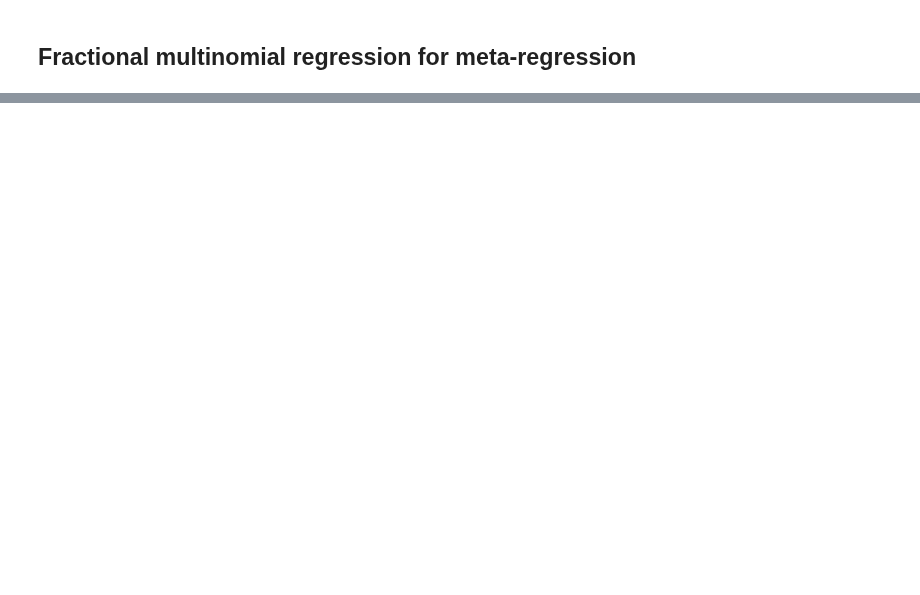
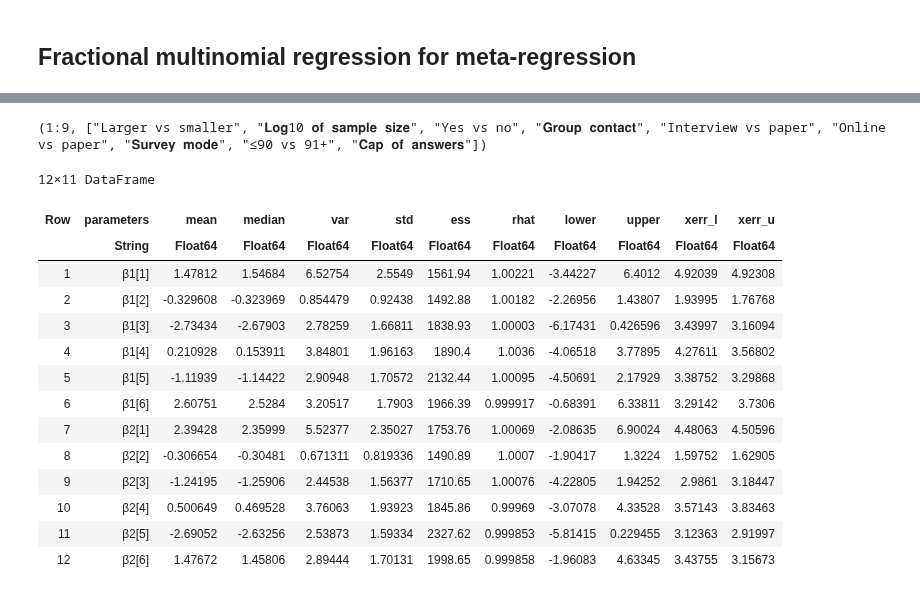
Before and after one commit to toshiakiasakura/sc_model_comparison, a Jupyter notebook: src/3j_meta_reg.ipynb, the cells around one changed output, grey strips where cells are left out. Cells and saved outputs as stored; diff of their text form; code cells hidden in the pictures; blank space fills up the shorter version.

```diff
--- a/src/3j_meta_reg.ipynb
+++ b/src/3j_meta_reg.ipynb
@@ -90,0 +187,32 @@ chn_res = repeated_univariate_fmnl_reg(df_ana);
+# %%
+	n_β = nrow(chn_res) ÷ 2
+	est = chn_res[1:end, :median]
+	xerr_l = chn_res[1:end, :xerr_l]
+	xerr_u = chn_res[1:end, :xerr_u]
+    ytk = (1:(n_β +4 ),
+        [
+        "Larger vs smaller", boldstring("Log10 of sample size"),
+        "Yes vs no", boldstring("Group contact"),
+        "Interview vs paper", "Online vs paper", boldstring("Survey mode"),
+        "≤90 vs 91+", boldstring("Cap of answers"),
+        ])
+# %% [output]
+(1:9, ["Larger vs smaller", "𝐋𝐨𝐠10 𝐨𝐟 𝐬𝐚𝐦𝐩𝐥𝐞 𝐬𝐢𝐳𝐞", "Yes vs no", "𝐆𝐫𝐨𝐮𝐩 𝐜𝐨𝐧𝐭𝐚𝐜𝐭", "Interview vs paper", "Online vs paper", "𝐒𝐮𝐫𝐯𝐞𝐲 𝐦𝐨𝐝𝐞", "≤90 vs 91+", "𝐂𝐚𝐩 𝐨𝐟 𝐚𝐧𝐬𝐰𝐞𝐫𝐬"])
+# %%
+chn_res_multi
+# %% [output]
+12×11 DataFrame
+| Row | parameters | mean | median | var | std | ess | rhat | lower | upper | xerr_l | xerr_u |
+|  | String | Float64 | Float64 | Float64 | Float64 | Float64 | Float64 | Float64 | Float64 | Float64 | Float64 |
+| 1 | β1[1] | 1.47812 | 1.54684 | 6.52754 | 2.5549 | 1561.94 | 1.00221 | -3.44227 | 6.4012 | 4.92039 | 4.92308 |
+| 2 | β1[2] | -0.329608 | -0.323969 | 0.854479 | 0.92438 | 1492.88 | 1.00182 | -2.26956 | 1.43807 | 1.93995 | 1.76768 |
+| 3 | β1[3] | -2.73434 | -2.67903 | 2.78259 | 1.66811 | 1838.93 | 1.00003 | -6.17431 | 0.426596 | 3.43997 | 3.16094 |
+| 4 | β1[4] | 0.210928 | 0.153911 | 3.84801 | 1.96163 | 1890.4 | 1.0036 | -4.06518 | 3.77895 | 4.27611 | 3.56802 |
+| 5 | β1[5] | -1.11939 | -1.14422 | 2.90948 | 1.70572 | 2132.44 | 1.00095 | -4.50691 | 2.17929 | 3.38752 | 3.29868 |
+| 6 | β1[6] | 2.60751 | 2.5284 | 3.20517 | 1.7903 | 1966.39 | 0.999917 | -0.68391 | 6.33811 | 3.29142 | 3.7306 |
+| 7 | β2[1] | 2.39428 | 2.35999 | 5.52377 | 2.35027 | 1753.76 | 1.00069 | -2.08635 | 6.90024 | 4.48063 | 4.50596 |
+| 8 | β2[2] | -0.306654 | -0.30481 | 0.671311 | 0.819336 | 1490.89 | 1.0007 | -1.90417 | 1.3224 | 1.59752 | 1.62905 |
+| 9 | β2[3] | -1.24195 | -1.25906 | 2.44538 | 1.56377 | 1710.65 | 1.00076 | -4.22805 | 1.94252 | 2.9861 | 3.18447 |
+| 10 | β2[4] | 0.500649 | 0.469528 | 3.76063 | 1.93923 | 1845.86 | 0.99969 | -3.07078 | 4.33528 | 3.57143 | 3.83463 |
+| 11 | β2[5] | -2.69052 | -2.63256 | 2.53873 | 1.59334 | 2327.62 | 0.999853 | -5.81415 | 0.229455 | 3.12363 | 2.91997 |
+| 12 | β2[6] | 1.47672 | 1.45806 | 2.89444 | 1.70131 | 1998.65 | 0.999858 | -1.96083 | 4.63345 | 3.43755 | 3.15673 |
```
Also changed, not shown: parts of 20 cells of this notebook, 13 other files.
